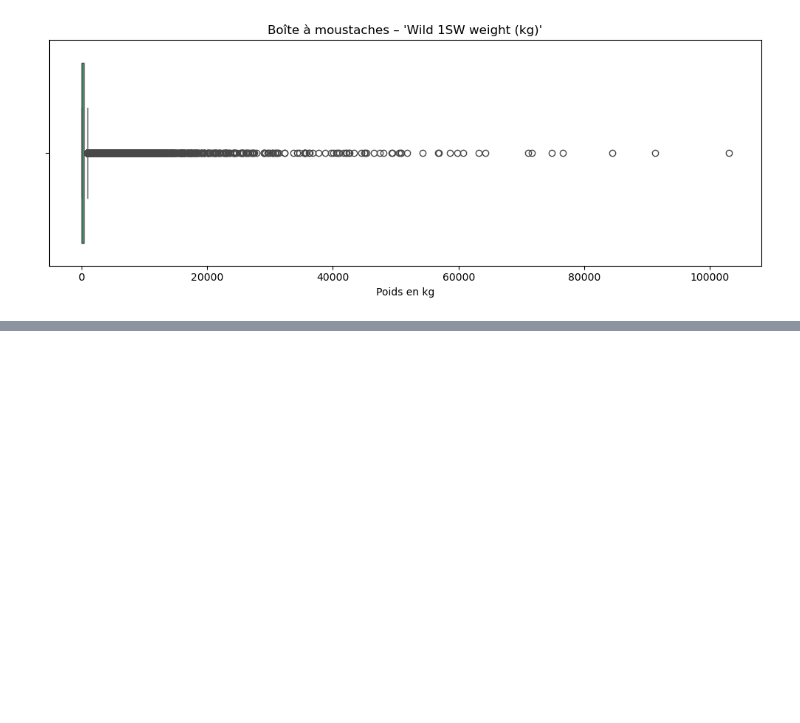
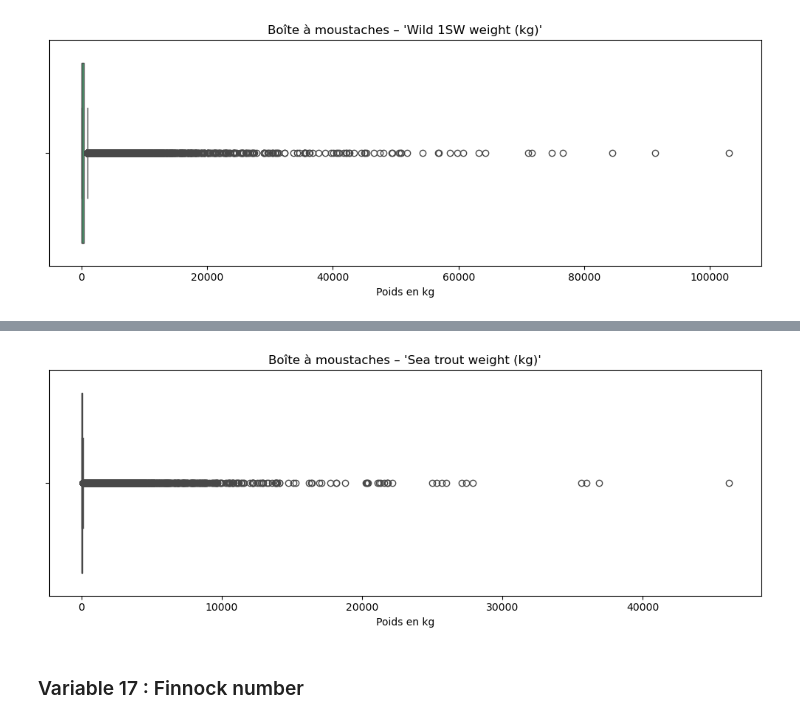
Before and after one commit to F1golfin/projet_stat, a Jupyter notebook: Etude_statistique_Saumons.ipynb, the cells around one changed output, grey strips where cells are left out. Cells and saved outputs as stored; diff of their text form; code cells hidden in the pictures; blank space fills up the shorter version.

```diff
--- a/Etude_statistique_Saumons.ipynb
+++ b/Etude_statistique_Saumons.ipynb
@@ -840,0 +906,11 @@ plt.show()
+# %%
+plt.figure(figsize=(10, 4))
+sns.boxplot(x=Sea_Trout_Weight, color='mediumseagreen')
+plt.title("Boîte à moustaches – 'Sea trout weight (kg)'")
+plt.xlabel("Poids en kg")
+plt.tight_layout()
+plt.show()
+# %% [output]
+[figure, added]
+# %% [markdown]
+### Variable 17 : Finnock number
```
Also changed, not shown: parts of 27 cells of this notebook.
